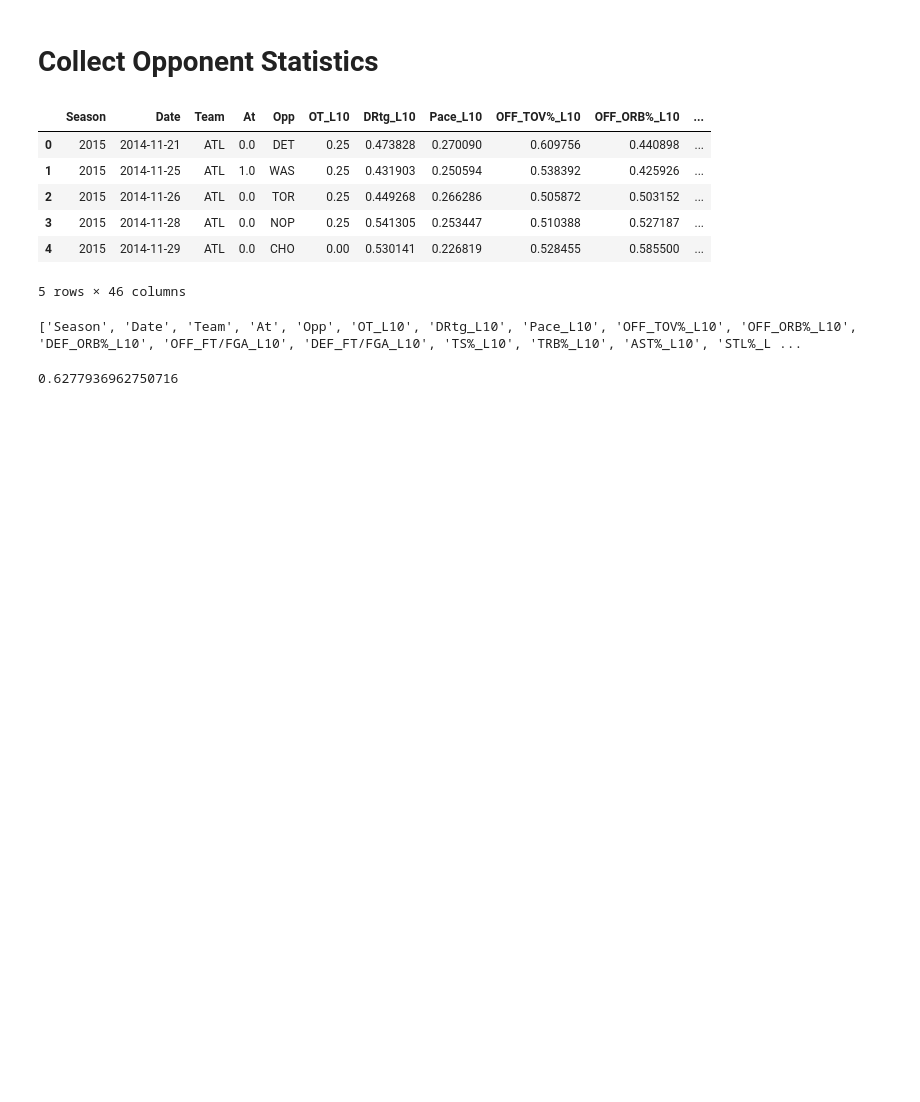
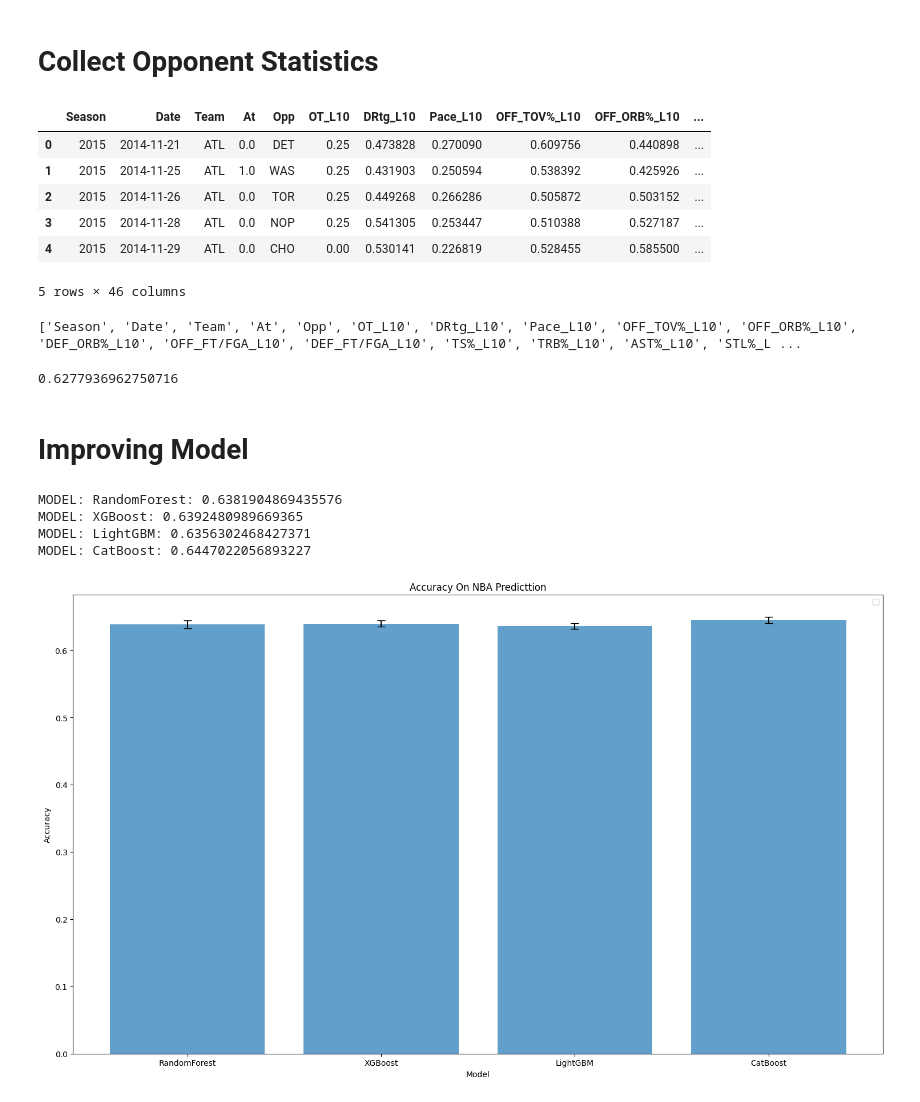
Before and after one commit to LuigiGonnella/NBA-Predictor, a Jupyter notebook: notebooks/01-exploration.ipynb, the cells around one changed output. Cells and saved outputs as stored; diff of their text form; code cells hidden in the pictures; blank space fills up the shorter version.

Commit message:
Updating Best model and comparing results

```diff
--- a/notebooks/01-exploration.ipynb
+++ b/notebooks/01-exploration.ipynb
@@ -853,3 +853,5 @@ from sklearn.metrics import accuracy_score
 print(accuracy_score(test_target, preds))
 # %% [output]
 0.6277936962750716
+# %% [markdown]
+# Improving Model
@@ -855,0 +895,37 @@ print(accuracy_score(test_target, preds))
+# %%
+def evaluateModels(x, y):
+
+    cv = KFold(n_splits=5, shuffle=True, random_state=42)
+
+
+    results = {}
+
+    for model_name, model in models.items():
+        res = cross_val_score(model, x, y, cv=cv, n_jobs=-1, scoring='accuracy')
+        results[model_name] = {'mean': res.mean(), 'std': res.std()}
+        print(f'MODEL: {model_name}: {results[model_name]['mean']}')
+
+    plt.figure(figsize=(15, 9))
+    plt.bar(list(results.keys()), list(map( lambda x: x['mean'], list(results.values()))), yerr= list(map(lambda x: x['std'], list(results.values()))), capsize=5, alpha=0.7)
+    plt.title('Accuracy On NBA Predicttion')
+    plt.xlabel('Model')
+    plt.ylabel('Accuracy')
+    plt.legend()
+    plt.tight_layout()
+    plt.show()
+# %%
+train_df, test_df = train_test(complete_df[selected_cols])
+
+train_target = train_df['Win']
+trainset = train_df[[col for col in selected_cols if col != 'Win']]
+
+test_target = test_df['Win']
+testset = test_df[[col for col in selected_cols if col != 'Win']]
+# %%
+evaluateModels(trainset, train_target)
+# %% [output]
+MODEL: RandomForest: 0.6381904869435576
+MODEL: XGBoost: 0.6392480989669365
+MODEL: LightGBM: 0.6356302468427371
+MODEL: CatBoost: 0.6447022056893227
+[figure, added]
```
Also changed, not shown: parts of 6 cells of this notebook, 10 other files.
